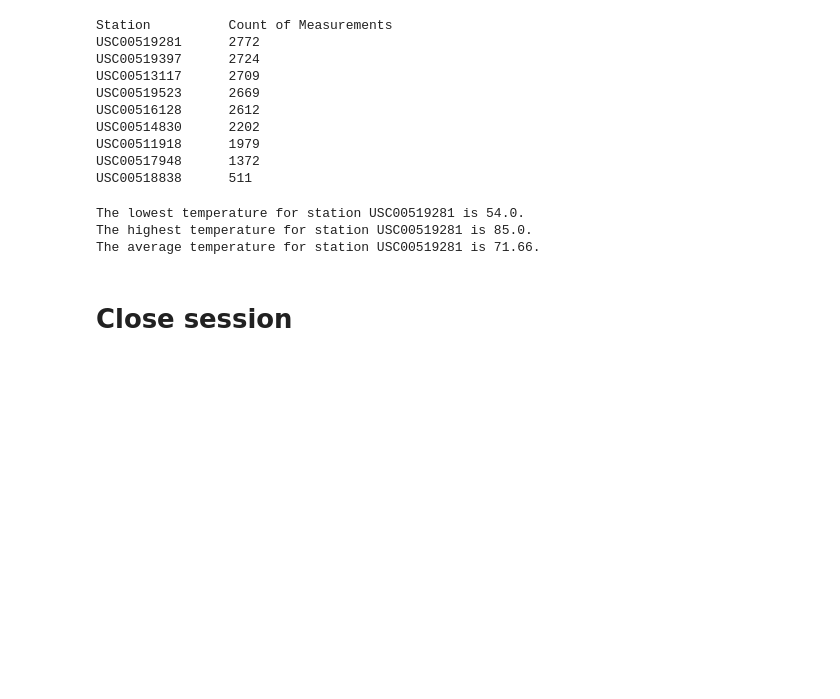
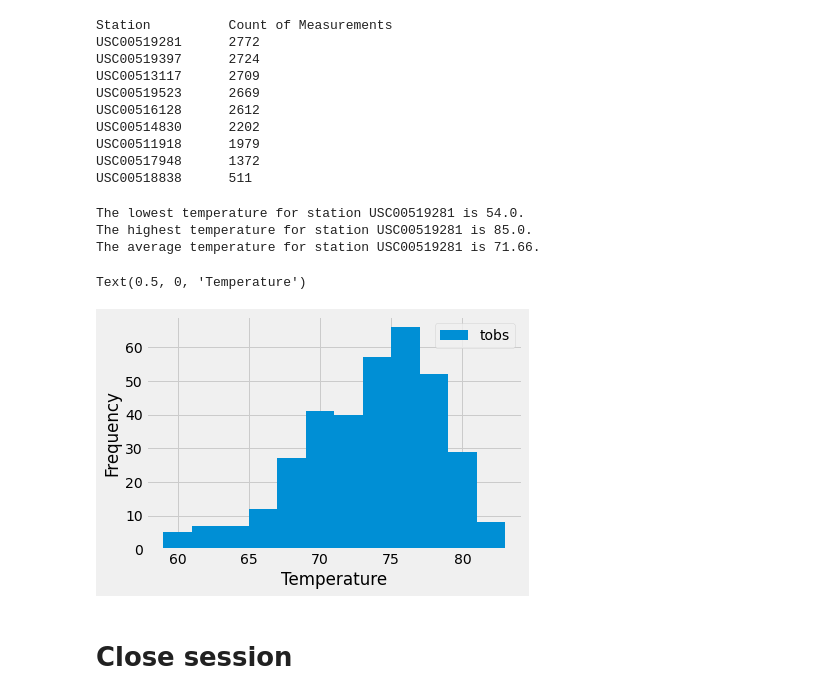
Before and after one commit to jeremybar32093/sqlalchemy-challenge, a Jupyter notebook: climate_analysis.ipynb, the cells around one changed output. Cells and saved outputs as stored; diff of their text form; code cells hidden in the pictures; blank space fills up the shorter version.

Commit message:
updated climate_analysis.ipynb: temperature histogram for most active station

```diff
--- a/climate_analysis.ipynb
+++ b/climate_analysis.ipynb
@@ -175,6 +175,22 @@ The average temperature for station USC00519281 is 71.66.
 # %%
 # Using the most active station id
 # Query the last 12 months of temperature observation data for this station and plot the results as a histogram
+last_year_station_query = session.query(Measurement).filter(Measurement.date >= max_date_minus_1yr).\
+                                                     filter(Measurement.date <= max_date).\
+                                                     filter(Measurement.station == most_active_station).statement
+
+# Read the statement into a pandas dataframe
+most_active_station_df = pd.read_sql_query(last_year_station_query,session.bind)
+# most_active_station_df.head()
+
+# Plot histogram
+# Pull out just temperature to pass into histogram function
+most_active_station_temp_df = most_active_station_df[['tobs']]
+most_active_station_temp_df.plot(kind='hist',bins=12)
+plt.xlabel('Temperature')
+# %% [output]
+Text(0.5, 0, 'Temperature')
+[figure, added]
 # %% [markdown]
 # Close session
 # %%
```
